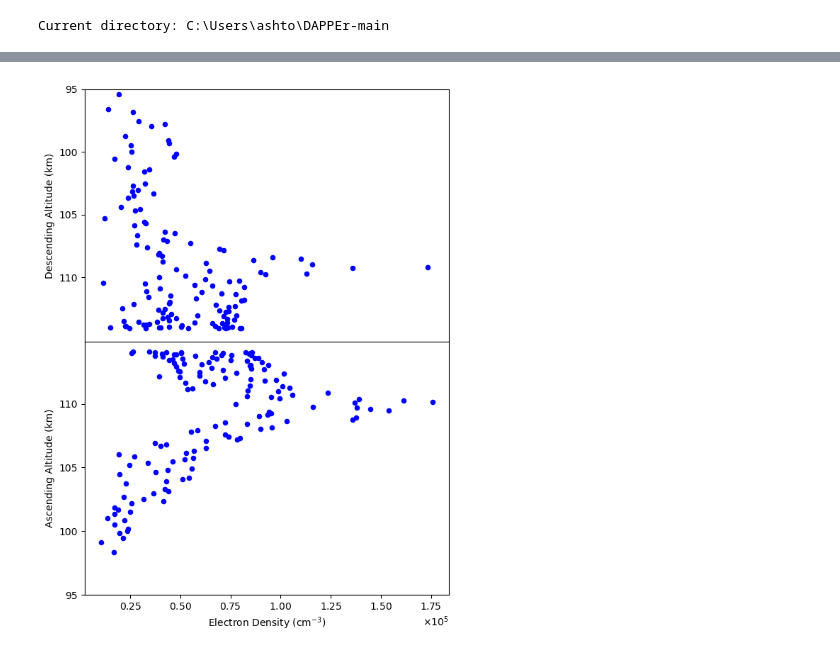
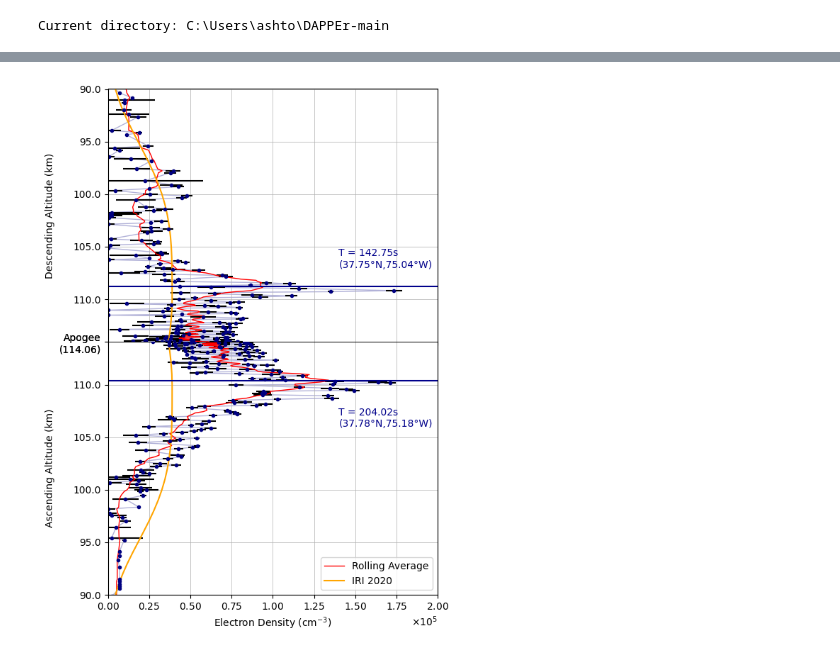
Before and after one commit to jgoodwill1/DAPPEr, a Jupyter notebook: students/Ashton/Density vs altitude.ipynb, the cells around one changed output, grey strips where cells are left out. Drawn from its saved outputs; the diff is of its cells as text; code cells hidden in the pictures.

```diff
--- a/students/Ashton/Density vs altitude.ipynb
+++ b/students/Ashton/Density vs altitude.ipynb
@@ -36,16 +53,24 @@ time_filtered = time[mask]
 # extrapolate altitude data from rockon
 times_ROCK = []
 altitudes_ROCK = []
-with open(r"C:\Users\ashto\DAPPEr2\UDIP4\data\NRW-6381 ROCKON 41.133 R5 POSDAT 06202024.txt", "r") as rockonData5: #R5
-    next(rockonData5)  # Skip the header
-    for line in rockonData5:
+lat_ROCK = []
+long_ROCK = []
+azimuth_ROCK = []
+
+with open(r"C:\Users\ashto\DAPPEr2\UDIP4\data\NRW-6381 ROCKON 41.133 R18 POSDAT 06202024.txt", "r") as rockonData18: #R18
+    next(rockonData18)  # Skip the header
+    for line in rockonData18:
         parts = line.strip().split()
         times_ROCK.append(float(parts[1]))  # time values
         altitudes_ROCK.append(float(parts[9]) / 1000)  # altitude values in km
+        lat_ROCK.append(float(parts[10]))
+        long_ROCK.append(float(parts[11]))
+        azimuth_ROCK.append(float(parts[3]))
 
 plt.figure(figsize=(10, 5))
 apogee = max(altitudes_ROCK)
 plt.plot(times_ROCK,altitudes_ROCK)
 plt.xlabel("Time (s)")
 plt.ylabel("Altitude (km)")
+plt.grid(True)
 # %% [output]
@@ -62,3 +148,6 @@ altitude_function = interp1d(times_ROCK, altitudes_ROCK)
 interpolated_altitudes = altitude_function(time_filtered)
 #plt.scatter(ne_data,interpolated_altitudes)
 apogee_value = np.where(interpolated_altitudes == apogee)[0][0] #cutting list at apogee to find temperatures going up
+
+ne_data_avg = ne_data_filtered.rolling(10).mean() #rolling average
+plt.plot(time_filtered,ne_data_avg)
@@ -65,36 +157,70 @@ apogee_value = np.where(interpolated_altitudes == apogee)[0][0] #cutting list at
 # %%
 #stacked plot
 import matplotlib.pyplot as plt
 from matplotlib.ticker import ScalarFormatter
 fig, (ax1, ax2) = plt.subplots(nrows=2, sharex=True, figsize=(6, 8), gridspec_kw={'hspace': 0})
 
 #First subplot (descending)
-ax1.scatter(ne_data_filtered[apogee_value:], interpolated_altitudes[apogee_value:], color='blue', label='Density', s=20)
+ax1.errorbar(ne_data_filtered[apogee_value:], interpolated_altitudes[apogee_value:],
+             xerr=ne_error_filtered[apogee_value:],fmt='.', color='navy', ecolor='black', label='Density ± error')
+
+ax1.plot(ne_data_filtered[apogee_value:], interpolated_altitudes[apogee_value:],
+         color='navy', alpha=0.3, linewidth=1, zorder=0)
+
+ax1.plot(ne_data_avg[apogee_value:], interpolated_altitudes[apogee_value:], color='red', label="Rolling Average",lw=1)
+ax1.plot(IRI_dens, IRI_alt,c='orange')
+
 ax1.set_ylabel("Descending Altitude (km)")
 ax1.invert_yaxis()  # Flip the y-axis so plot flows nicely
 ax1.tick_params(labelbottom=False)  # Hide x-axis labels for the top plot (basically make the two plots into one with no space between, easier to the eye)
 
+
 # Second subplot (ascending)
-ax2.scatter(ne_data_filtered[:apogee_value], interpolated_altitudes[:apogee_value], color='blue', label='Density', s=20)
+ax2.errorbar(ne_data_filtered[:apogee_value], interpolated_altitudes[:apogee_value],
+              xerr=ne_error_filtered[:apogee_value],fmt='.', color='navy', ecolor='black')
+ax2.plot(ne_data_filtered[:apogee_value], interpolated_altitudes[:apogee_value],
+         color='navy', alpha=0.3, linewidth=1, zorder=0)
+
+ax2.plot(ne_data_avg[:apogee_value], interpolated_altitudes[:apogee_value],label='Rolling Average', color='red',lw=1)
+ax2.plot(IRI_dens,IRI_alt,c='orange', label="IRI 2020")
 ax2.set_xlabel(r'Electron Density (cm$^{-3}$)')
 ax2.set_ylabel("Ascending Altitude (km)")
+
+
 
 #formatting and making the plot look nice
 formatter = ScalarFormatter(useMathText=True)
 formatter.set_scientific(True)
 formatter.set_powerlimits((-2, 2))
 ax2.xaxis.set_major_formatter(formatter)
-
-ax1.set_ylim(top=95)
-ax2.set_ylim(bottom=95)
-yticks = np.arange(95, 115, 5)
+ax1.set_xlim(0,2e5)
+ax2.set_xlim(0,2e5)
+ax1.set_ylim(apogee,90)
+ax2.set_ylim(90,apogee)
+yticks = np.arange(90, apogee, 5)
 ax1.set_yticks(yticks)
 ax2.set_yticks(yticks)
+ax1.grid(linewidth=0.5)
+ax2.grid(linewidth=0.5)
+ax2.legend(loc="lower right")
+ax1.spines['bottom'].set_visible(False)
+ax2.spines['top'].set_visible(False)
+ax2.axhline(apogee, c='black')
+
+for ax in (ax1, ax2):
+    ticks = np.append(ax.get_yticks(), apogee)
+    ax.set_yticks(ticks)
+    ax.set_yticklabels([f"Apogee\n({apogee})" if t == apogee else f"{t}" for t in ticks])
+
+ax1.axhline(108.8, c='darkblue')
+ax2.axhline(110.4, c='darkblue')
+ax1.text(1.4e5, 107, f"T = 142.75s\n({peak_descent_lat:.2f}°N,{-peak_descent_long:.2f}°W)" , c='darkblue')
+ax2.text(1.4e5, 106, f"T = 204.02s\n({peak_ascent_lat:.2f}°N,{-peak_ascent_long:.2f}°W)",c='darkblue') #these time values T are from Jarrod's notebook calculations
 
 plt.tight_layout()
 plt.show()
 # %% [output]
-[figure, old version]
+[figure, new version]
 # %%
 print(min(interpolated_altitudes[:apogee_value]))
 print(min(interpolated_altitudes[apogee_value:]))
```
Also changed, not shown: parts of 15 cells of this notebook.
